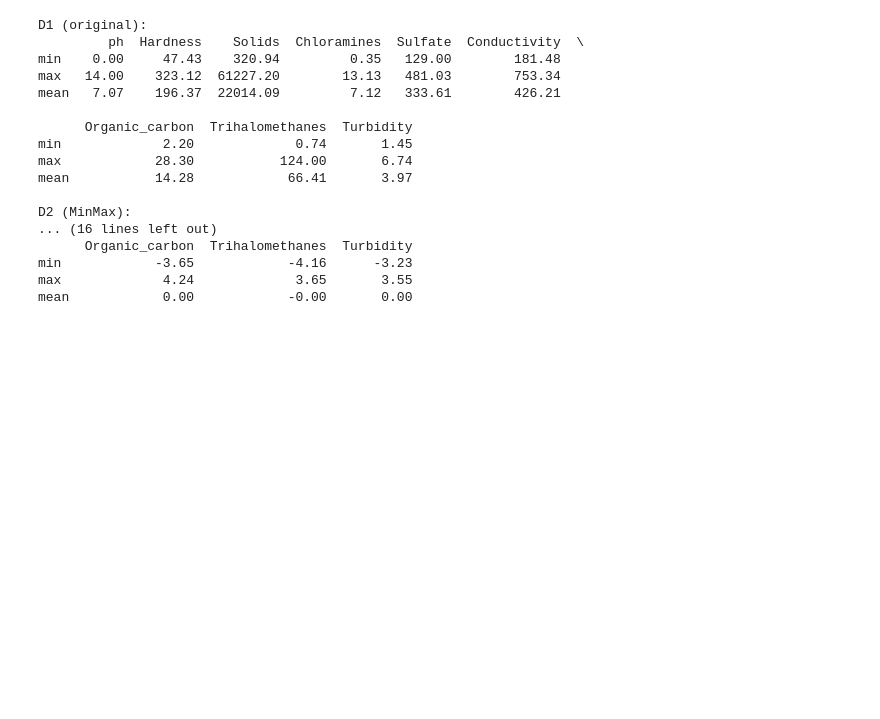
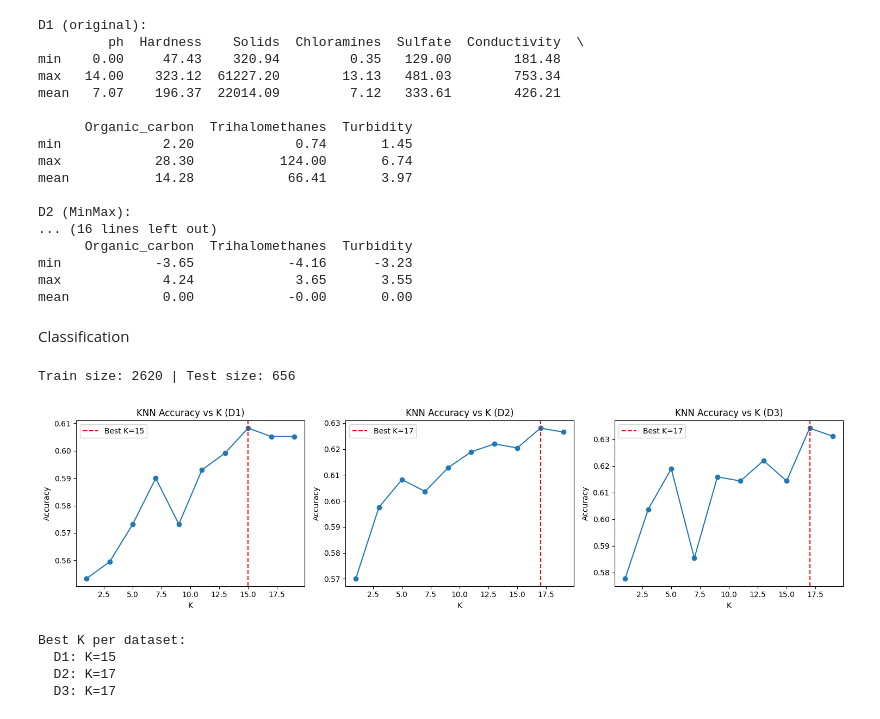
Before and after one commit to ryanpintor/MACHINE-LEARNING-PROJECT, a Jupyter notebook: ai.ipynb, the cells around one changed output. Drawn from its saved outputs; the diff is of its cells as text; code cells hidden in the pictures; blank space fills up the shorter version.

Commit message:
Classificiation Added with Best K

```diff
--- a/ai.ipynb
+++ b/ai.ipynb
@@ -115,3 +115,5 @@ D2 (MinMax):
 min            -3.65            -4.16      -3.23
 max             4.24             3.65       3.55
 mean            0.00            -0.00       0.00
+# %% [markdown]
+Classification
@@ -117,0 +139,56 @@ mean            0.00            -0.00       0.00
+# %%
+#Train/Test Splits
+def split(D):
+    X = D[feature_cols]
+    y = D['Potability']
+    return train_test_split(X, y, test_size=0.2, random_state=42, stratify=y)
+
+X1_tr, X1_te, y1_tr, y1_te = split(D1)
+X2_tr, X2_te, y2_tr, y2_te = split(D2)
+X3_tr, X3_te, y3_tr, y3_te = split(D3)
+
+print('Train size:', len(X1_tr), '| Test size:', len(X1_te))
+# %% [output]
+Train size: 2620 | Test size: 656
+# %%
+#Finding the best K
+datasets = {
+    'D1': (X1_tr, X1_te, y1_tr, y1_te),
+    'D2': (X2_tr, X2_te, y2_tr, y2_te),
+    'D3': (X3_tr, X3_te, y3_tr, y3_te),
+}
+
+k_range = range(1, 20, 2)  # odd numbers only
+best_ks = {}
+
+fig, axes = plt.subplots(1, 3, figsize=(15, 4))
+
+for ax, (name, (X_tr, X_te, y_tr, y_te)) in zip(axes, datasets.items()):
+    accuracies = []
+    for k in k_range:
+        knn = KNeighborsClassifier(n_neighbors=k, metric='euclidean')
+        knn.fit(X_tr, y_tr)
+        accuracies.append(accuracy_score(y_te, knn.predict(X_te)))
+
+    best_k = k_range[accuracies.index(max(accuracies))]
+    best_ks[name] = best_k
+
+    ax.plot(k_range, accuracies, marker='o')
+    ax.set_title(f'KNN Accuracy vs K ({name})')
+    ax.set_xlabel('K')
+    ax.set_ylabel('Accuracy')
+    ax.axvline(best_k, color='red', linestyle='--', label=f'Best K={best_k}')
+    ax.legend()
+
+plt.tight_layout()
+plt.show()
+
+print('Best K per dataset:')
+for name, k in best_ks.items():
+    print(f'  {name}: K={k}')
+# %% [output]
+[figure, added]
+Best K per dataset:
+  D1: K=15
+  D2: K=17
+  D3: K=17
```
Also changed, not shown: parts of 8 cells of this notebook.
